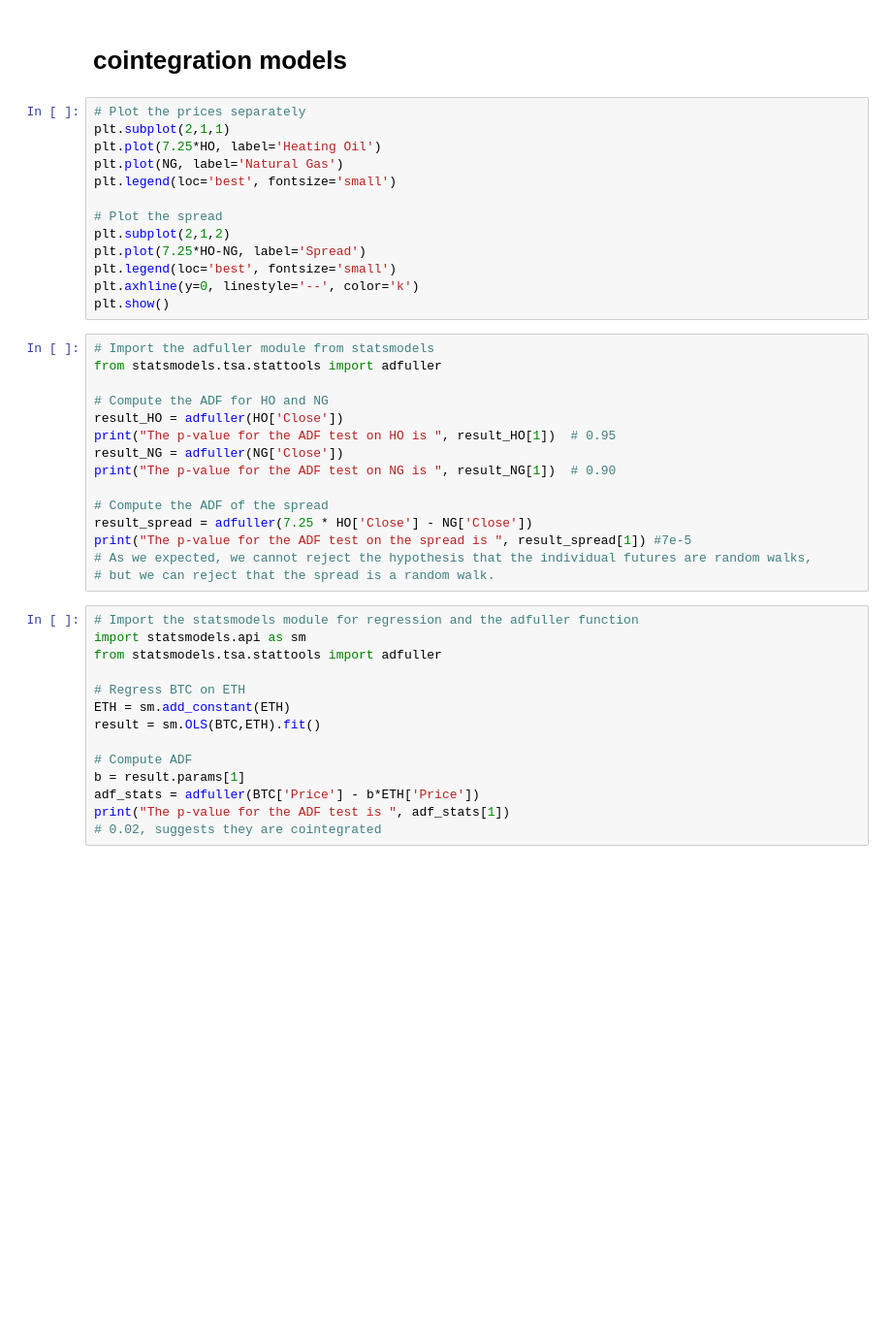
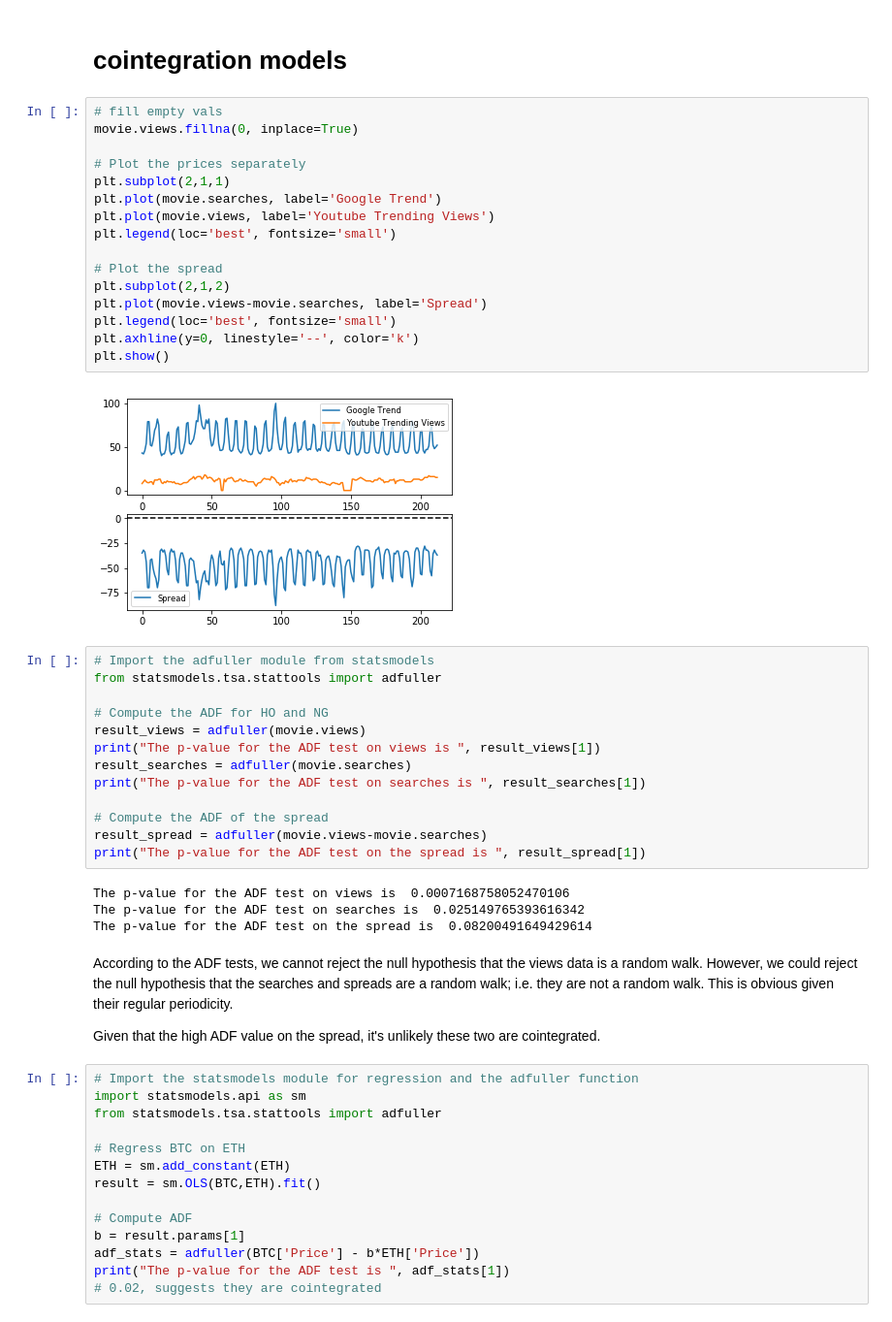
Before and after one commit to srive326/Youtube-forecasting, a Jupyter notebook: notebooks/goog_trends.ipynb, the cells around one changed output. Shown at 97% size. Cells and saved outputs as stored; diff of their text form; blank space fills up the shorter version.

```diff
--- a/notebooks/goog_trends.ipynb
+++ b/notebooks/goog_trends.ipynb
@@ -197,33 +246,44 @@ plt.show()
 # %% [markdown]
 # cointegration models
 # %%
+# fill empty vals
+movie.views.fillna(0, inplace=True)
+
 # Plot the prices separately
 plt.subplot(2,1,1)
-plt.plot(7.25*HO, label='Heating Oil')
-plt.plot(NG, label='Natural Gas')
+plt.plot(movie.searches, label='Google Trend')
+plt.plot(movie.views, label='Youtube Trending Views')
 plt.legend(loc='best', fontsize='small')
 
 # Plot the spread
 plt.subplot(2,1,2)
-plt.plot(7.25*HO-NG, label='Spread')
+plt.plot(movie.views-movie.searches, label='Spread')
 plt.legend(loc='best', fontsize='small')
 plt.axhline(y=0, linestyle='--', color='k')
 plt.show()
+# %% [output]
+[figure, added]
 # %%
 # Import the adfuller module from statsmodels
 from statsmodels.tsa.stattools import adfuller
 
 # Compute the ADF for HO and NG
-result_HO = adfuller(HO['Close'])
-print("The p-value for the ADF test on HO is ", result_HO[1])  # 0.95
-result_NG = adfuller(NG['Close'])
-print("The p-value for the ADF test on NG is ", result_NG[1])  # 0.90
+result_views = adfuller(movie.views)
+print("The p-value for the ADF test on views is ", result_views[1])
+result_searches = adfuller(movie.searches)
+print("The p-value for the ADF test on searches is ", result_searches[1])
 
 # Compute the ADF of the spread
-result_spread = adfuller(7.25 * HO['Close'] - NG['Close'])
-print("The p-value for the ADF test on the spread is ", result_spread[1]) #7e-5
-# As we expected, we cannot reject the hypothesis that the individual futures are random walks,
-# but we can reject that the spread is a random walk.
+result_spread = adfuller(movie.views-movie.searches)
+print("The p-value for the ADF test on the spread is ", result_spread[1])
+# %% [output]
+The p-value for the ADF test on views is  0.0007168758052470106
+The p-value for the ADF test on searches is  0.025149765393616342
+The p-value for the ADF test on the spread is  0.08200491649429614
+# %% [markdown]
+According to the ADF tests, we cannot reject the null hypothesis that the views data is a random walk. However, we could reject the null hypothesis that the searches and spreads are a random walk; i.e. they are not a random walk. This is obvious given their regular periodicity.
+
+Given that the high ADF value on the spread, it's unlikely these two are cointegrated.
 # %%
 # Import the statsmodels module for regression and the adfuller function
 import statsmodels.api as sm
```
Also changed, not shown: parts of 8 cells of this notebook.
